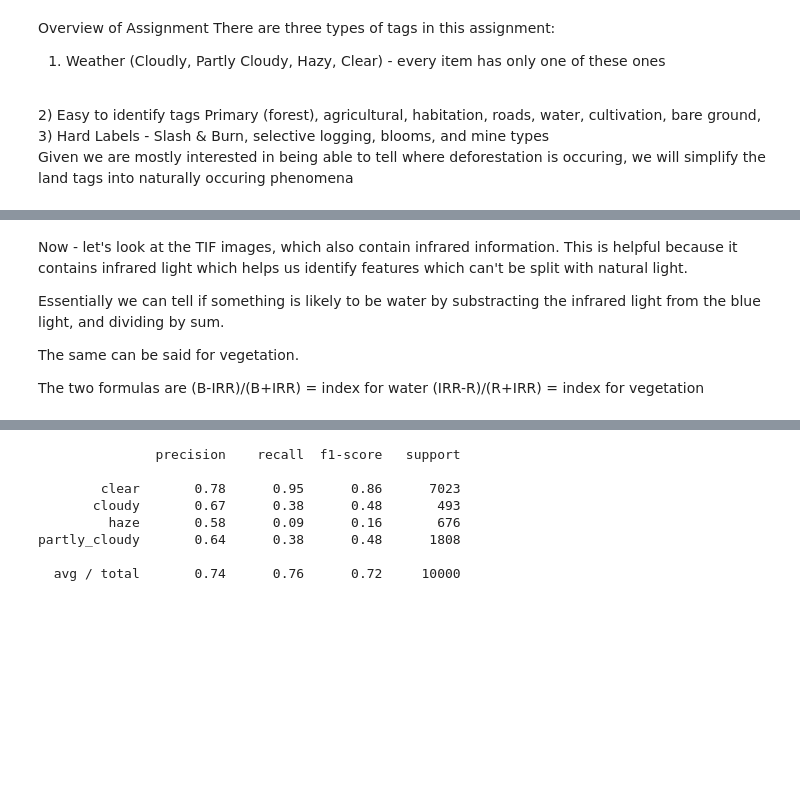
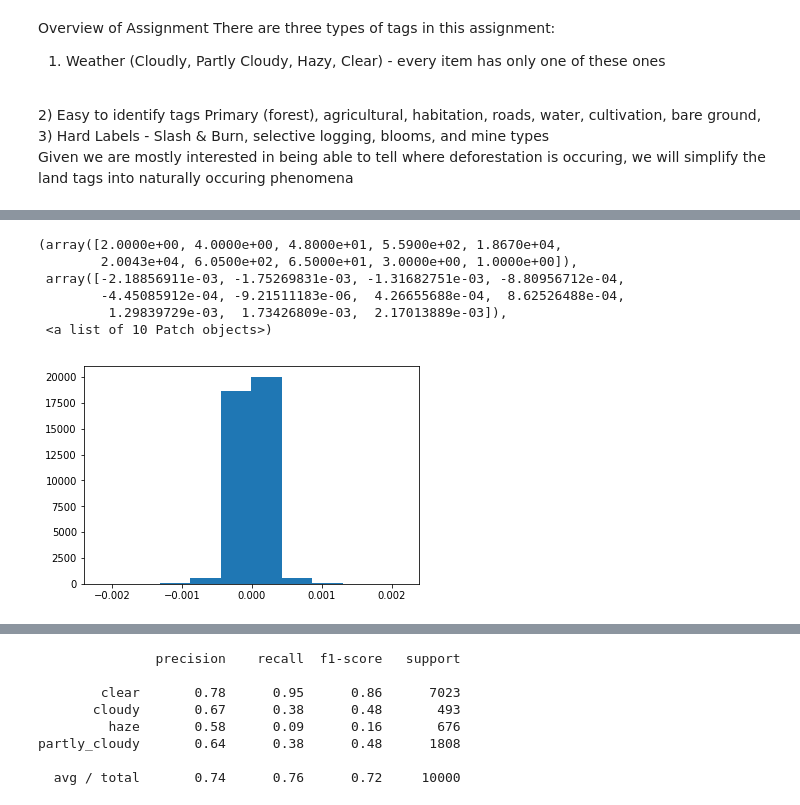
Before and after one commit to sairavuru/amazon_w207, a Jupyter notebook: w207_amazon_final_draft.ipynb, the cells around one changed output, grey strips where cells are left out. Drawn from its saved outputs; the diff is of its cells as text; code cells hidden in the pictures; blank space fills up the shorter version.

```diff
--- a/w207_amazon_final_draft.ipynb
+++ b/w207_amazon_final_draft.ipynb
@@ -273,11 +251,13 @@ for i in range(stats_flat.shape[0]):
     edge_stats[i,3]=cv2.Sobel(data_jpgs[i],cv2.CV_64F,1,0,ksize=5).mean()
     edge_stats[i,4]=cv2.Sobel(data_jpgs[i],cv2.CV_64F,0,1,ksize=5).mean()
     edge_stats[i,5]=cv2.Sobel(data_jpgs[i],cv2.CV_64F,0,1,ksize=5).var()
-# %% [markdown]
-Now - let's look at the TIF images, which also contain infrared information. This is helpful because it contains infrared light which helps us identify features which can't be split with natural light.
-
-Essentially we can tell if something is likely to be water by substracting the infrared light from the blue light, and dividing by sum.
-
-The same can be said for vegetation.
-
-The two formulas are (B-IRR)/(B+IRR) = index for water (IRR-R)/(R+IRR) = index for vegetation
+# %%
+plt.hist(edge_stats[:,0])
+# %% [output]
+(array([2.0000e+00, 4.0000e+00, 4.8000e+01, 5.5900e+02, 1.8670e+04,
+        2.0043e+04, 6.0500e+02, 6.5000e+01, 3.0000e+00, 1.0000e+00]),
+ array([-2.18856911e-03, -1.75269831e-03, -1.31682751e-03, -8.80956712e-04,
+        -4.45085912e-04, -9.21511183e-06,  4.26655688e-04,  8.62526488e-04,
+         1.29839729e-03,  1.73426809e-03,  2.17013889e-03]),
+ <a list of 10 Patch objects>)
+[figure, added]
```
Also changed, not shown: parts of 28 cells of this notebook.
